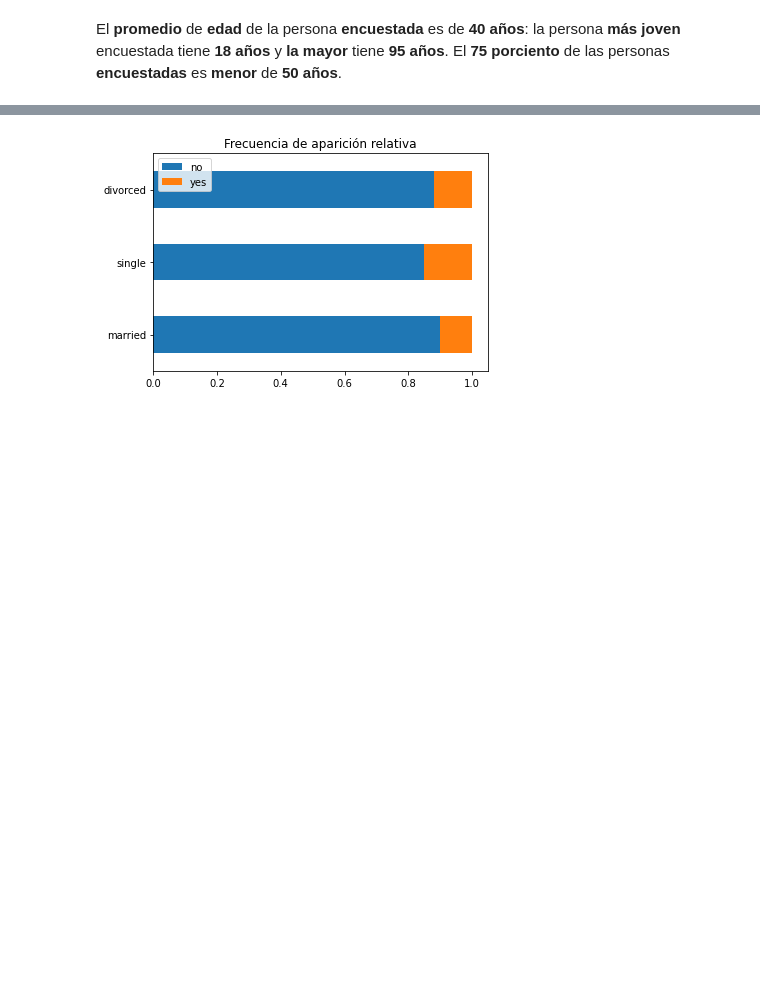
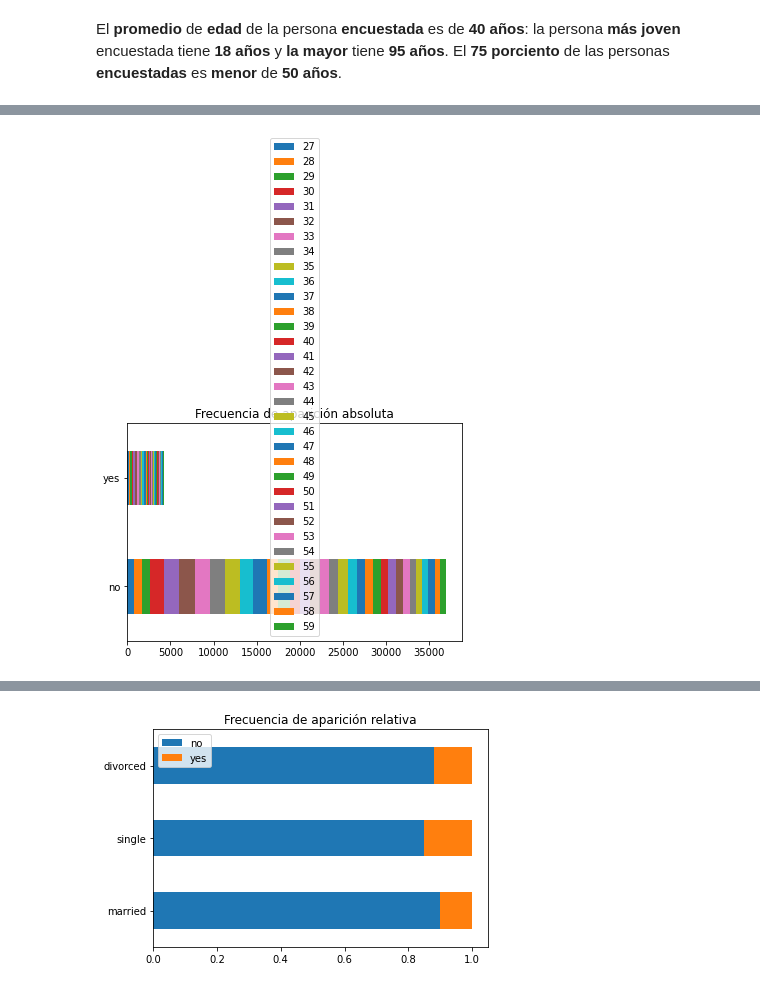
Before and after one commit to estebanhernandezr/Entregas-Semanales, a Jupyter notebook: AndreyEsteban_LizarazoHernandez_proyecto4.ipynb, the cells around one changed output, grey strips where cells are left out. Saved outputs shown, nothing was run; the diff lists cells and outputs as text; code cells hidden in the pictures; blank space fills up the shorter version.

```diff
--- a/AndreyEsteban_LizarazoHernandez_proyecto4.ipynb
+++ b/AndreyEsteban_LizarazoHernandez_proyecto4.ipynb
@@ -107 +135,5 @@ El **promedio** de **edad** de la persona **encuestada** es de **40 años**: la
+# %%
+plot_stackedbar_chart(marketing_campaign_info[(marketing_campaign_info["age"] >= 27) & (marketing_campaign_info["age"] <= 59)], 'y', 'age')
+# %% [output]
+[figure, added]
 # %%
```
Also changed, not shown: parts of 33 cells of this notebook.
